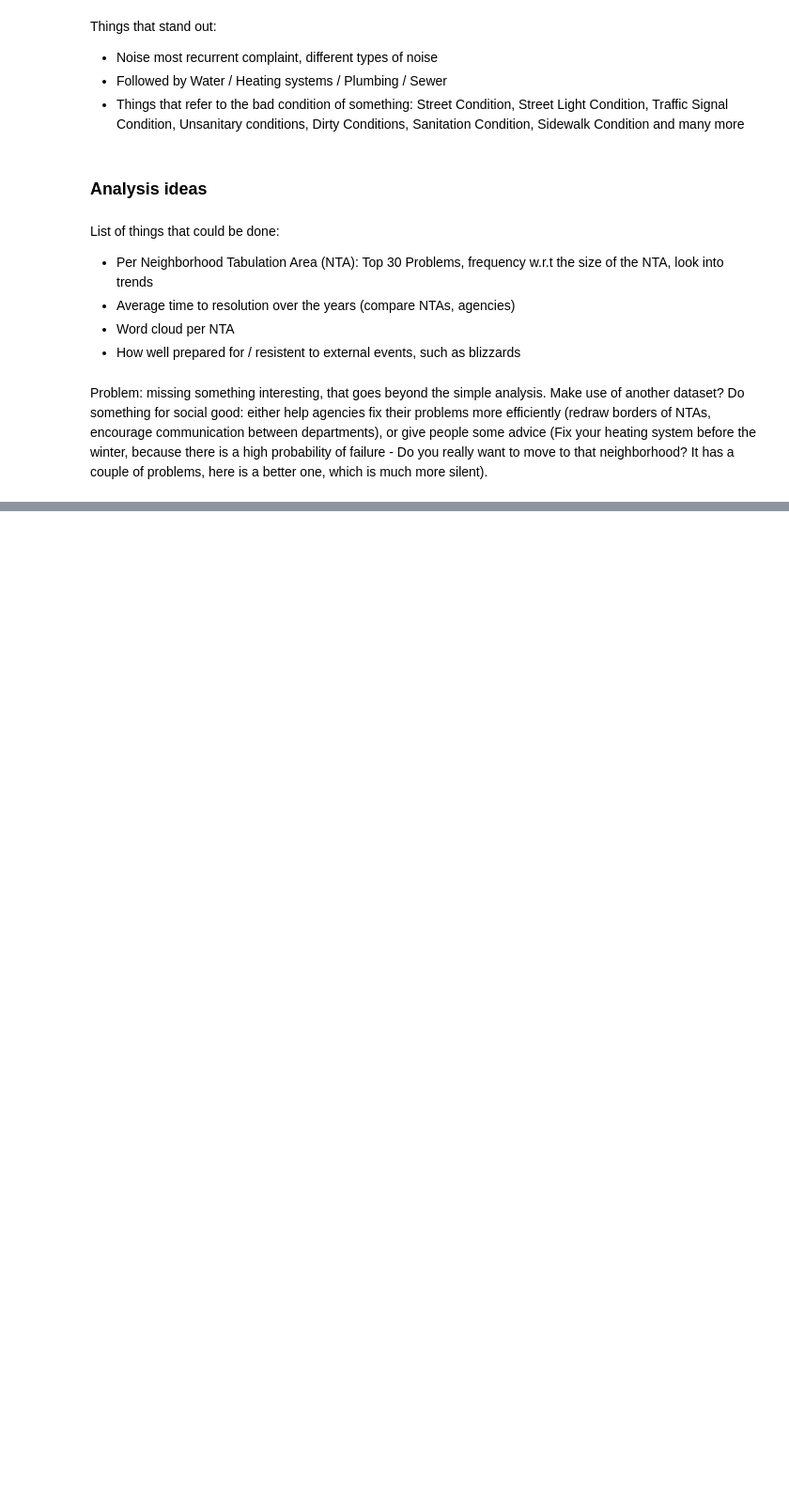
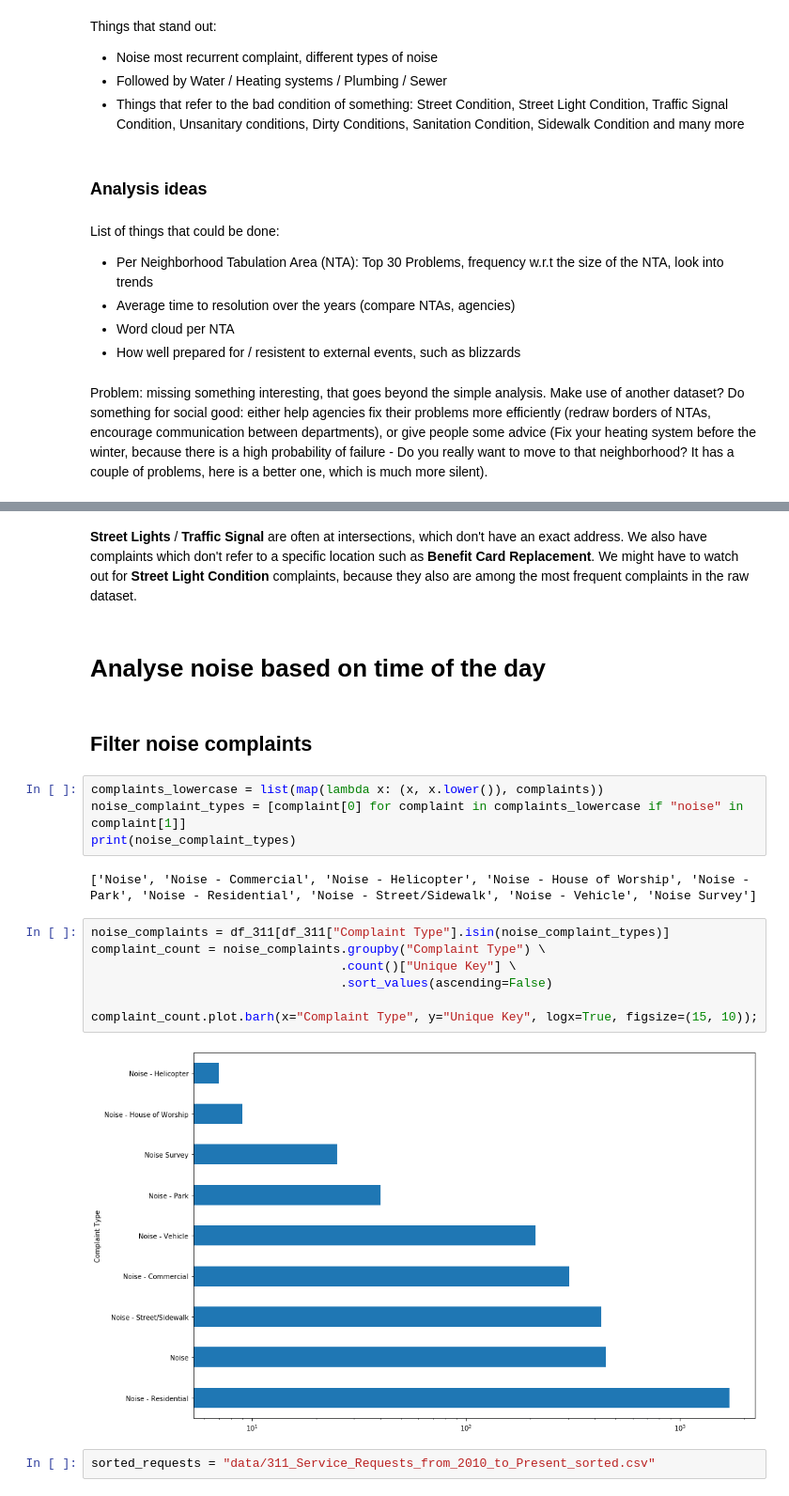
Before and after one commit to Battleman/Squada, a Jupyter notebook: data_pipeline_julien.ipynb, the cells around one changed output, grey strips where cells are left out. Shown: that part at 94% size. Saved outputs shown, nothing was run; the diff lists cells and outputs as text; blank space fills up the shorter version.

Commit message:
NTA info and noise

```diff
--- a/data_pipeline_julien.ipynb
+++ b/data_pipeline_julien.ipynb
@@ -261,0 +332,23 @@ Problem: missing something interesting, that goes beyond the simple analysis. Ma
+# %% [markdown]
+**Street Lights** / **Traffic Signal** are often at intersections, which don't have an exact address. We also have complaints which don't refer to a specific location such as **Benefit Card Replacement**. We might have to watch out for **Street Light Condition** complaints, because they also are among the most frequent complaints in the raw dataset.
+# %% [markdown]
+# Analyse noise based on time of the day
+# %% [markdown]
+## Filter noise complaints
+# %%
+complaints_lowercase = list(map(lambda x: (x, x.lower()), complaints))
+noise_complaint_types = [complaint[0] for complaint in complaints_lowercase if "noise" in complaint[1]]
+print(noise_complaint_types)
+# %% [output]
+['Noise', 'Noise - Commercial', 'Noise - Helicopter', 'Noise - House of Worship', 'Noise - Park', 'Noise - Residential', 'Noise - Street/Sidewalk', 'Noise - Vehicle', 'Noise Survey']
+# %%
+noise_complaints = df_311[df_311["Complaint Type"].isin(noise_complaint_types)]
+complaint_count = noise_complaints.groupby("Complaint Type") \
+                                  .count()["Unique Key"] \
+                                  .sort_values(ascending=False)
+
+complaint_count.plot.barh(x="Complaint Type", y="Unique Key", logx=True, figsize=(15, 10));
+# %% [output]
+[figure, added]
+# %%
+sorted_requests = "data/311_Service_Requests_from_2010_to_Present_sorted.csv"
```
Also changed, not shown: parts of 37 cells of this notebook.
